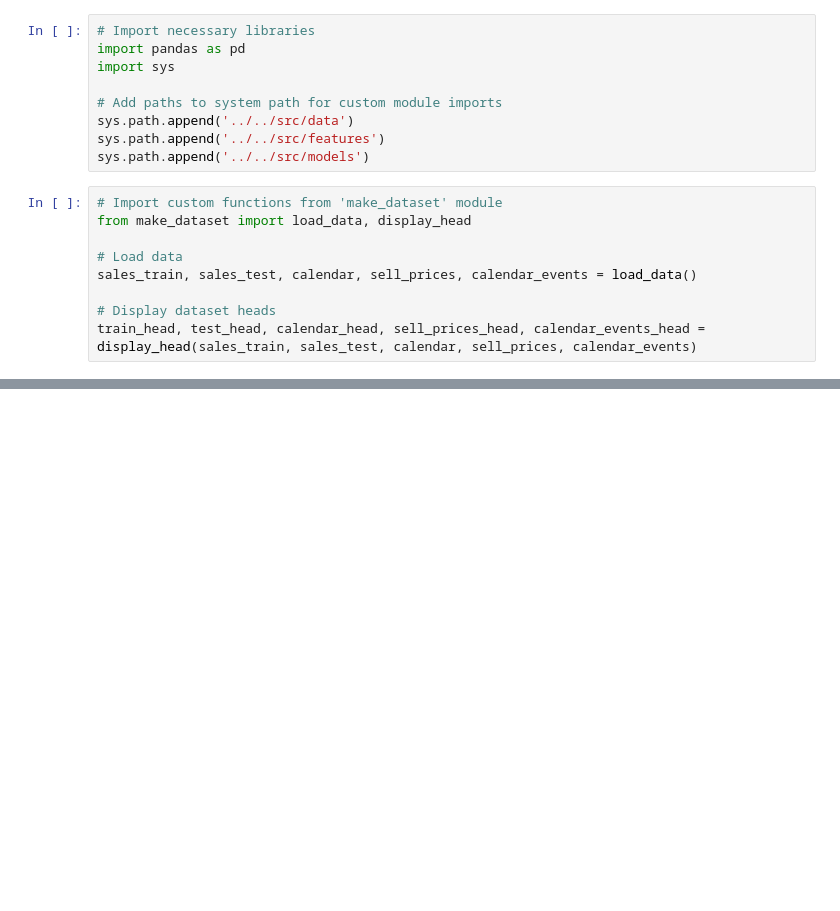
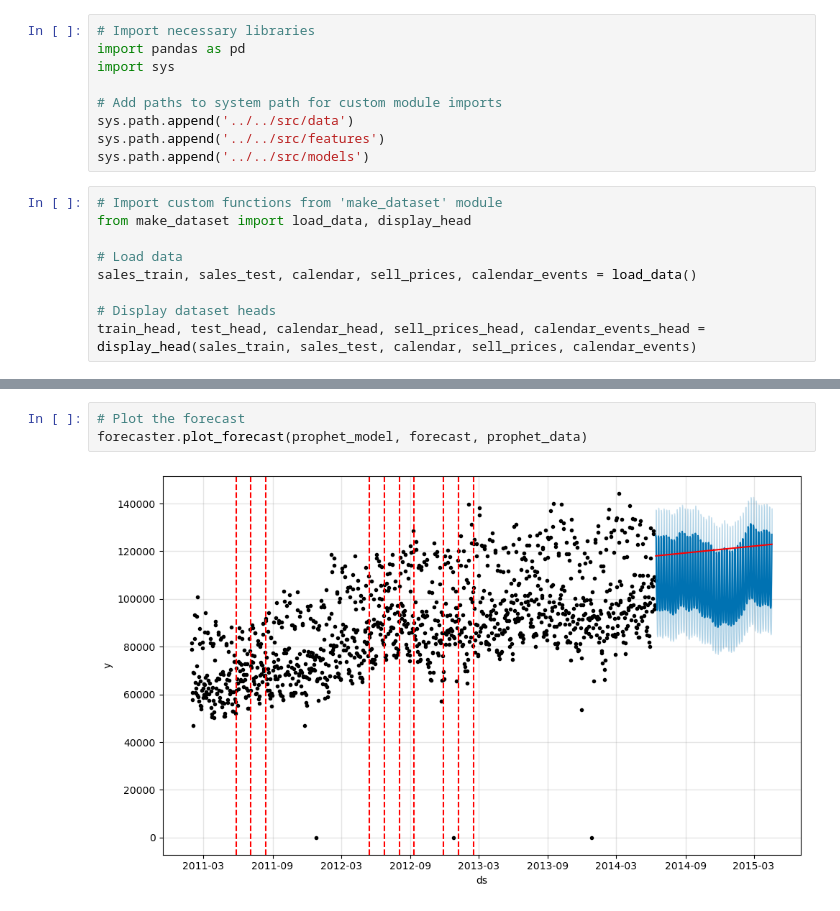
Before and after one commit to vishalraj247/SalesMaster-ML, a Jupyter notebook: notebooks/forecasting/raj_vishal-14227627-forecasting_phophet.ipynb, the cells around one changed output, grey strips where cells are left out. Cells and saved outputs as stored; diff of their text form; blank space fills up the shorter version.

```diff
--- a/notebooks/forecasting/raj_vishal-14227627-forecasting_phophet.ipynb
+++ b/notebooks/forecasting/raj_vishal-14227627-forecasting_phophet.ipynb
@@ -81,0 +124,5 @@ Note: you may need to restart the kernel to use updated packages.
+# %%
+# Plot the forecast
+forecaster.plot_forecast(prophet_model, forecast, prophet_data)
+# %% [output]
+[figure, added]
```
Also changed, not shown: parts of 6 cells of this notebook, 4 other files.
